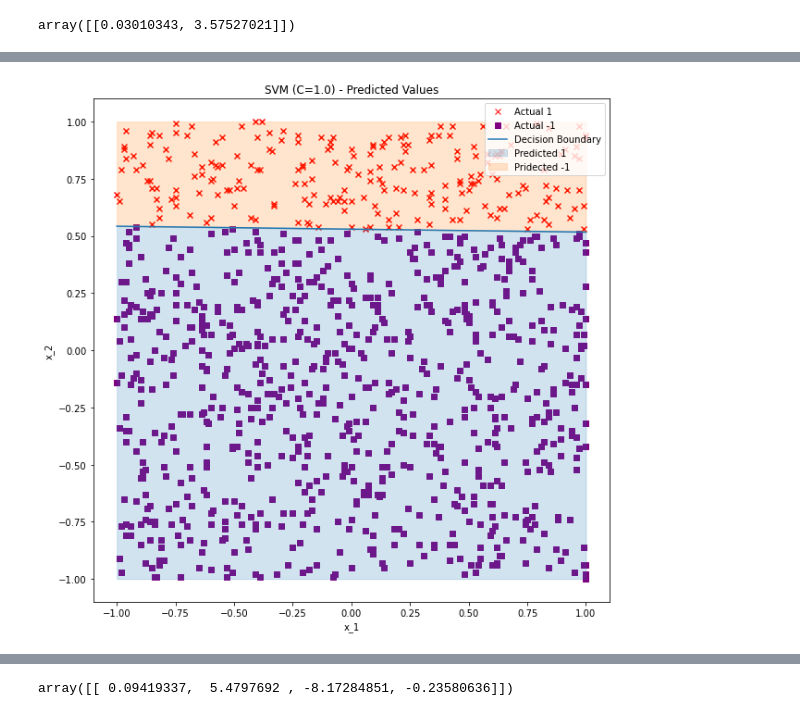
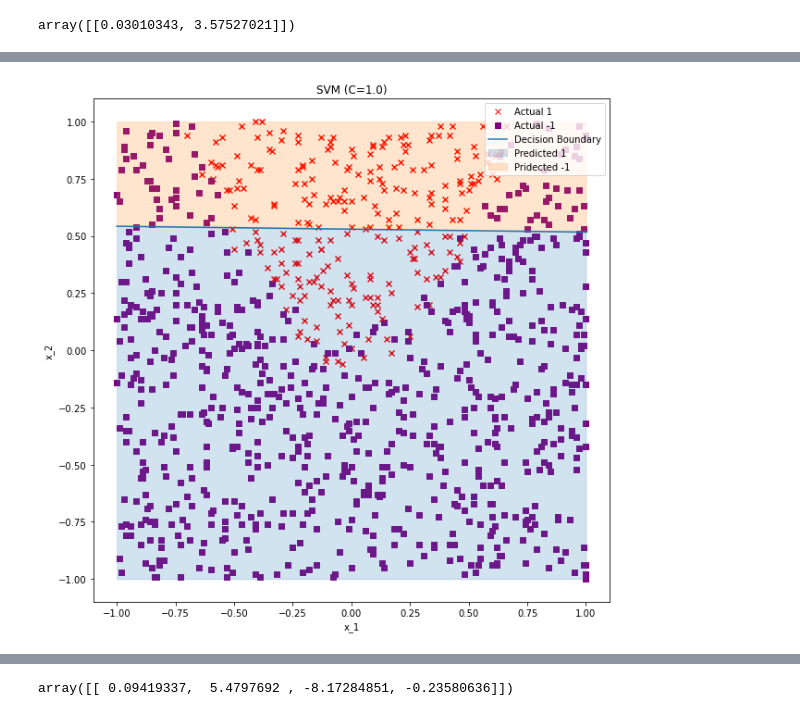
Before and after one commit to Shritesh99/ML_Assignments, a Jupyter notebook: week2/ML_Week2.ipynb, the cells around one changed output, grey strips where cells are left out. Drawn from its saved outputs; the diff is of its cells as text; code cells hidden in the pictures.

```diff
--- a/week2/ML_Week2.ipynb
+++ b/week2/ML_Week2.ipynb
@@ -50,7 +50,7 @@ m = -w1/w2
 
 plt.figure(figsize=(10,10))
 for i in range(len(X1)):
-    plt.scatter(X1[i], X2[i], color=colors1[str(Y[i])], marker=marker1[str(Y[i])])
+    plt.scatter(X1[i], X2[i], color=colors1[str(y[i])], marker=marker1[str(y[i])])
 
 xmin, xmax = -1, 1
 ymin, ymax = -1, 1
@@ -88,7 +88,7 @@ m = -w1/w2
 
 plt.figure(figsize=(10,10))
 for i in range(len(X1)):
-    plt.scatter(X1[i], X2[i], color=colors1[str(Y[i])], marker=marker1[str(Y[i])])
+    plt.scatter(X1[i], X2[i], color=colors1[str(y[i])], marker=marker1[str(y[i])])
 
 xmin, xmax = -1, 1
 ymin, ymax = -1, 1
@@ -126,7 +126,7 @@ m = -w1/w2
 
 plt.figure(figsize=(10,10))
 for i in range(len(X1)):
-    plt.scatter(X1[i], X2[i], color=colors1[str(Y[i])], marker=marker1[str(Y[i])])
+    plt.scatter(X1[i], X2[i], color=colors1[str(y[i])], marker=marker1[str(y[i])])
 
 xmin, xmax = -1, 1
 ymin, ymax = -1, 1
@@ -164,7 +164,7 @@ m = -w1/w2
 
 plt.figure(figsize=(10,10))
 for i in range(len(X1)):
-    plt.scatter(X1[i], X2[i], color=colors1[str(Y[i])], marker=marker1[str(Y[i])])
+    plt.scatter(X1[i], X2[i], color=colors1[str(y[i])], marker=marker1[str(y[i])])
 
 xmin, xmax = -1, 1
 ymin, ymax = -1, 1
@@ -196,32 +196,32 @@ array([[0.01674206, 1.31437539]])
 # %%
 colors1 = {'1':'red', '-1': 'purple'}
 marker1 = {'1': 'x', '-1': 's'}
 
 c = -b/w2
 m = -w1/w2
 
 plt.figure(figsize=(10,10))
 for i in range(len(X1)):
-    plt.scatter(X1[i], X2[i], color=colors1[str(Y[i])], marker=marker1[str(Y[i])])
+    plt.scatter(X1[i], X2[i], color=colors1[str(y[i])], marker=marker1[str(y[i])])
 
 xmin, xmax = -1, 1
 ymin, ymax = -1, 1
 xd = np.array([xmin, xmax])
 yd = m*xd + c
 line = plt.plot(xd, yd, label='Decision Boundary')
 blue = plt.fill_between(xd, yd, ymin, color='tab:blue', alpha=0.2)
 orange = plt.fill_between(xd, yd, ymax, color='tab:orange', alpha=0.2)
 
 markersA = plt.Line2D([0,0],[0,0],color=colors1['1'], marker=marker1['1'], linestyle='')
 markersB = plt.Line2D([0,0],[0,0],color=colors1['-1'], marker=marker1['-1'], linestyle='')
 plt.legend([markersA, markersB, line[0], blue, orange], ["Actual 1", "Actual -1", "Decision Boundary", "Predicted 1", "Pridected -1"], numpoints=1, loc='upper right')
 
 plt.xlabel('x_1')
 plt.ylabel('x_2')
-plt.title('SVM (C=1.0) - Predicted Values')
+plt.title('SVM (C=1.0)')
 plt.show()
 # %% [output]
-[figure, old version]
+[figure, new version]
 # %%
 from sklearn.svm import LinearSVC
 model = LinearSVC(C=10.0).fit(X, y)
```
Also changed, not shown: parts of 13 cells of this notebook.
